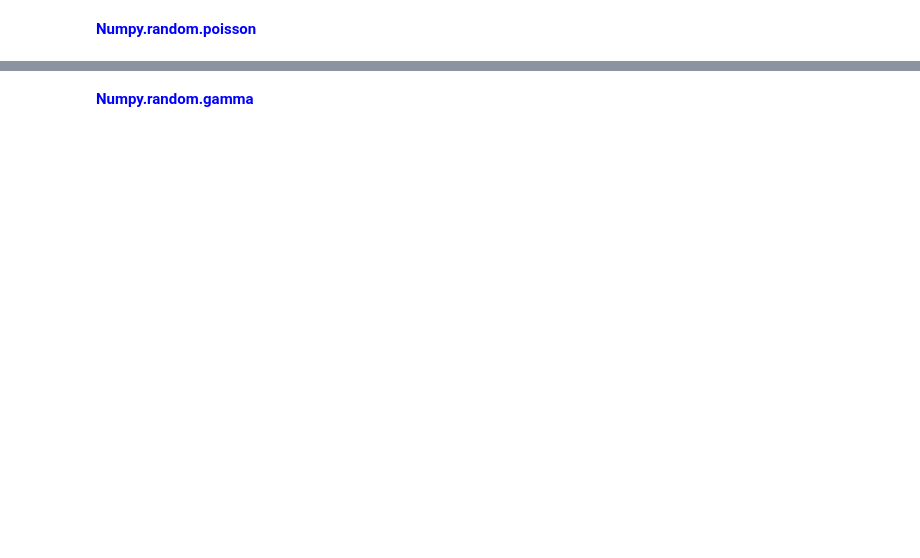
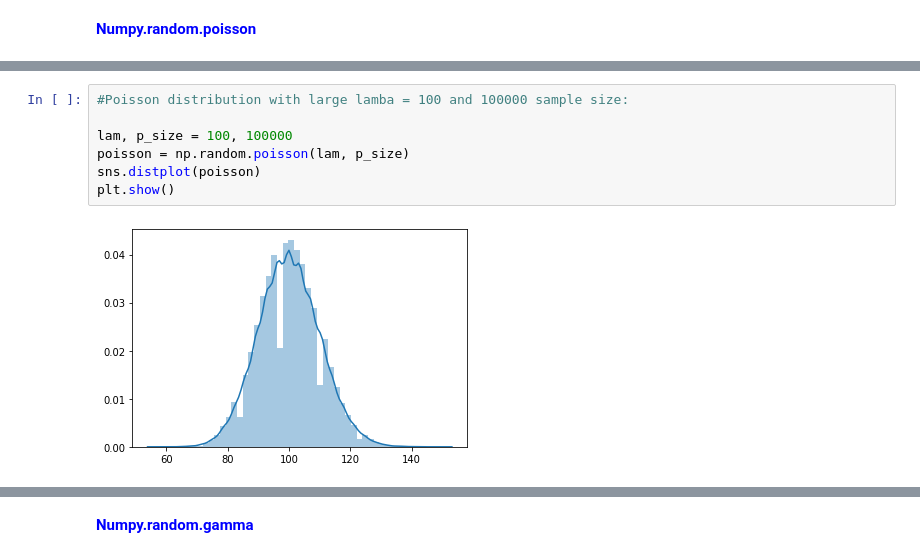
Before and after one commit to JuliaMal/Numpy-random_project, a Jupyter notebook: Numpy-random.ipynb, the cells around one changed output, grey strips where cells are left out. Saved outputs shown, nothing was run; the diff lists cells and outputs as text; blank space fills up the shorter version.

```diff
--- a/Numpy-random.ipynb
+++ b/Numpy-random.ipynb
@@ -330,0 +356,9 @@ plt.show()
+# %%
+#Poisson distribution with large lamba = 100 and 100000 sample size:
+
+lam, p_size = 100, 100000
+poisson = np.random.poisson(lam, p_size)
+sns.distplot(poisson)
+plt.show()
+# %% [output]
+[figure, added]
```
Also changed, not shown: parts of 27 cells of this notebook.
